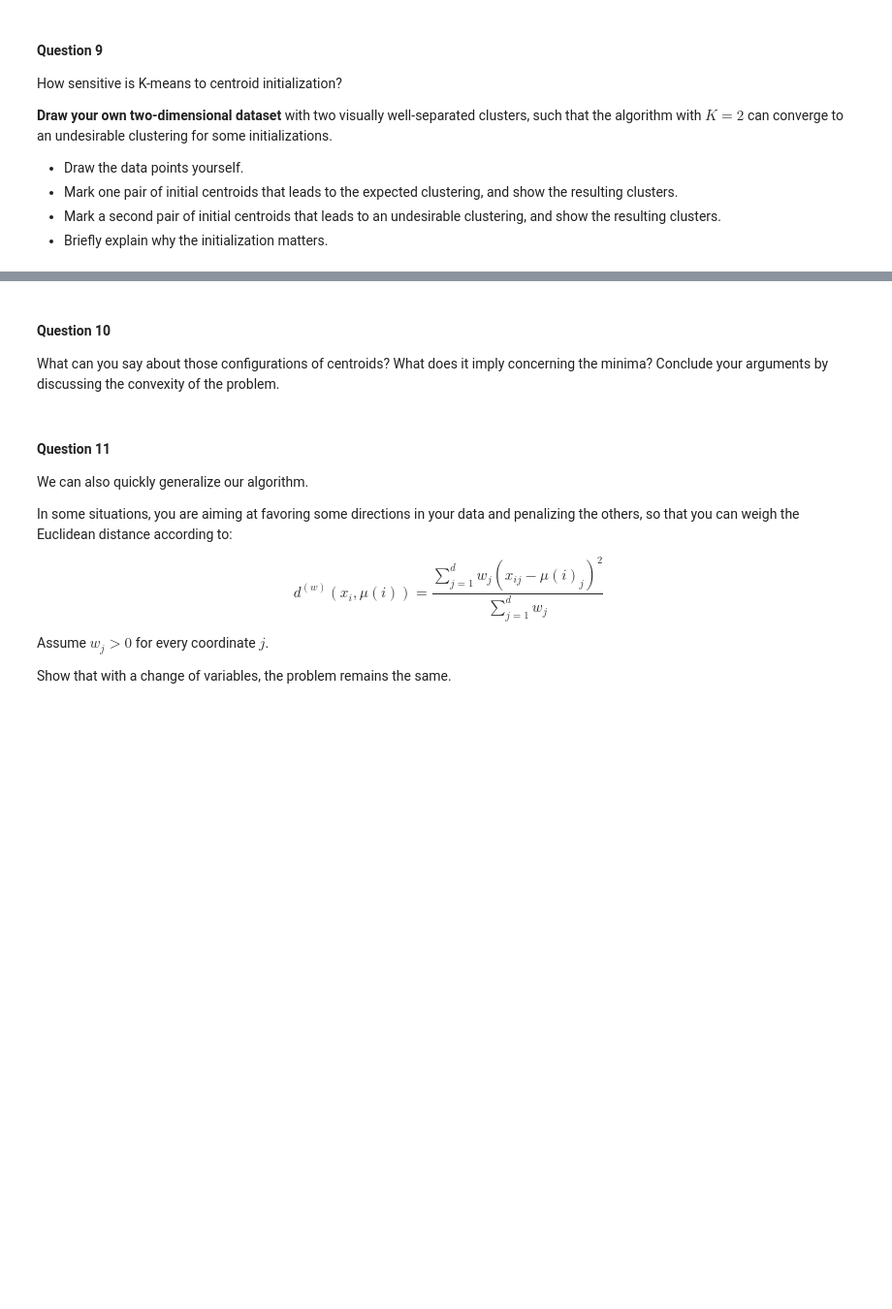
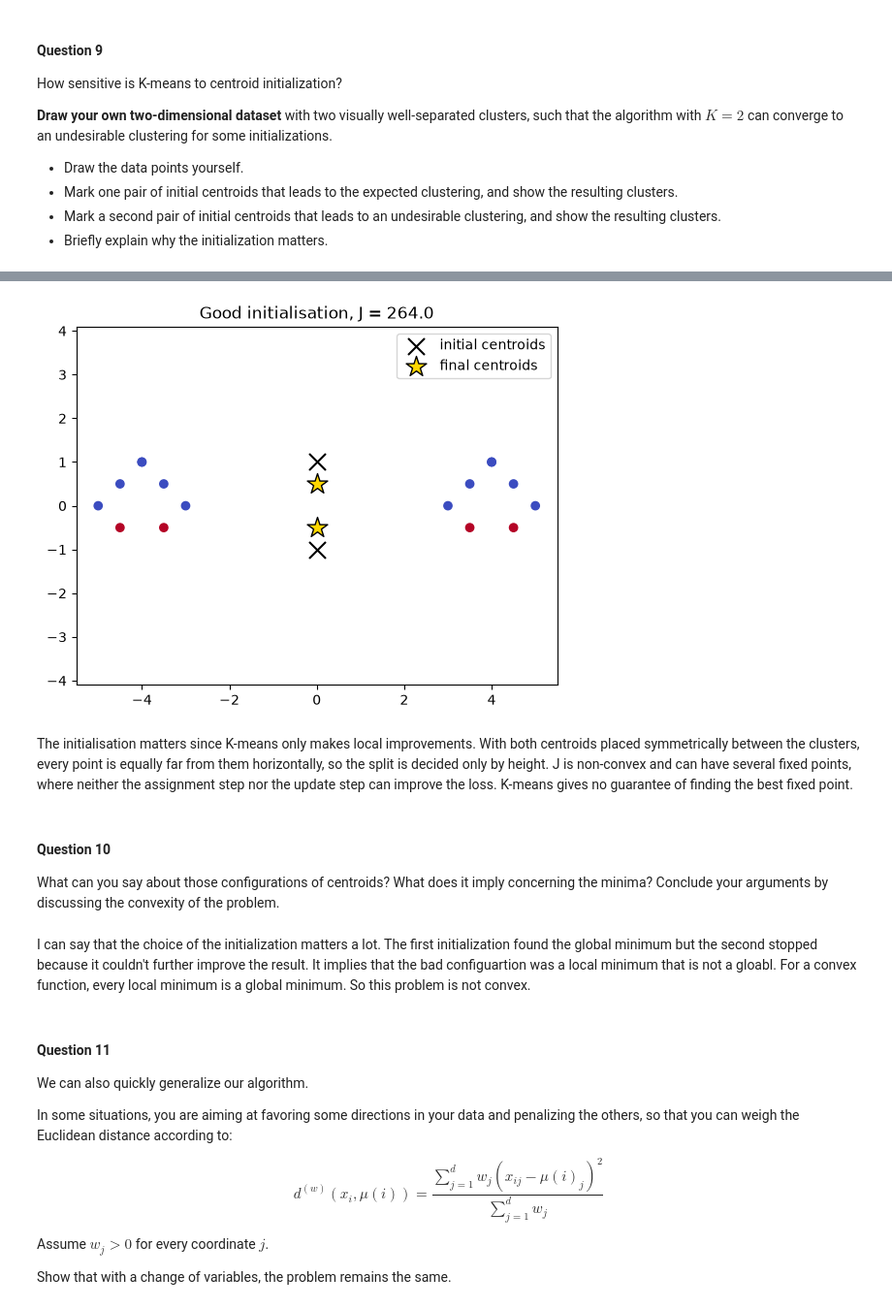
Before and after one commit to parmida-01/FundamentalLearningEPFL, a Jupyter notebook: HW2/HW2_theory_ex.ipynb, the cells around one changed output, grey strips where cells are left out. Shown at 97% size. Drawn from its saved outputs; the diff is of its cells as text; code cells hidden in the pictures; blank space fills up the shorter version.

```diff
--- a/HW2/HW2_theory_ex.ipynb
+++ b/HW2/HW2_theory_ex.ipynb
@@ -157,7 +219,31 @@ How sensitive is K-means to centroid initialization?
+# %%
+# a bad case
+# Explaination: If we take two points that sit on a line that is exactly in the middle of the two
+# data clusters the height distance will decide and the data gets splitted in the wrong way
+mu0 = np.array([[0,1], [0,-1]])
+
+clusters, mu, loss = kmeans(X, mu0)
+
+
+plt.scatter(X[:, 0], X[:, 1], c=clusters, cmap="coolwarm")
+plt.scatter(mu0[:, 0], mu0[:, 1], marker="x", s=150, c="black", label="initial centroids")
+plt.scatter(mu[:, 0], mu[:, 1], marker="*", s=250, c="gold", edgecolors="black", label="final centroids")
+plt.title(f"Good initialisation, J = {loss:.1f}")
+plt.axis("equal")
+plt.legend()
+plt.show()
+# %% [output]
+[figure, added]
+# %% [markdown]
+The initialisation matters since K-means only makes local improvements. With both centroids placed symmetrically between the clusters, every point is equally far from them horizontally, so the split is decided only by height. J is non-convex and can have several fixed points, where neither the assignment step nor the update step can improve the loss. K-means gives no guarantee of finding the best fixed point.
 # %% [markdown]
 #### Question 10
 
 What can you say about those configurations of centroids? What does it imply concerning the minima? Conclude your arguments by discussing the convexity of the problem.
+# %% [markdown]
+I can say that the choice of the initialization matters a lot. The first initialization found the global minimum but the second stopped because it couldn't further improve the result.
+It implies that the bad configuartion was a local minimum that is not a gloabl.
+For a convex function, every local minimum is a global minimum. So this problem is not convex.
 # %% [markdown]
 #### Question 11
 
```
Also changed, not shown: parts of 4 cells of this notebook, 1 other file.
